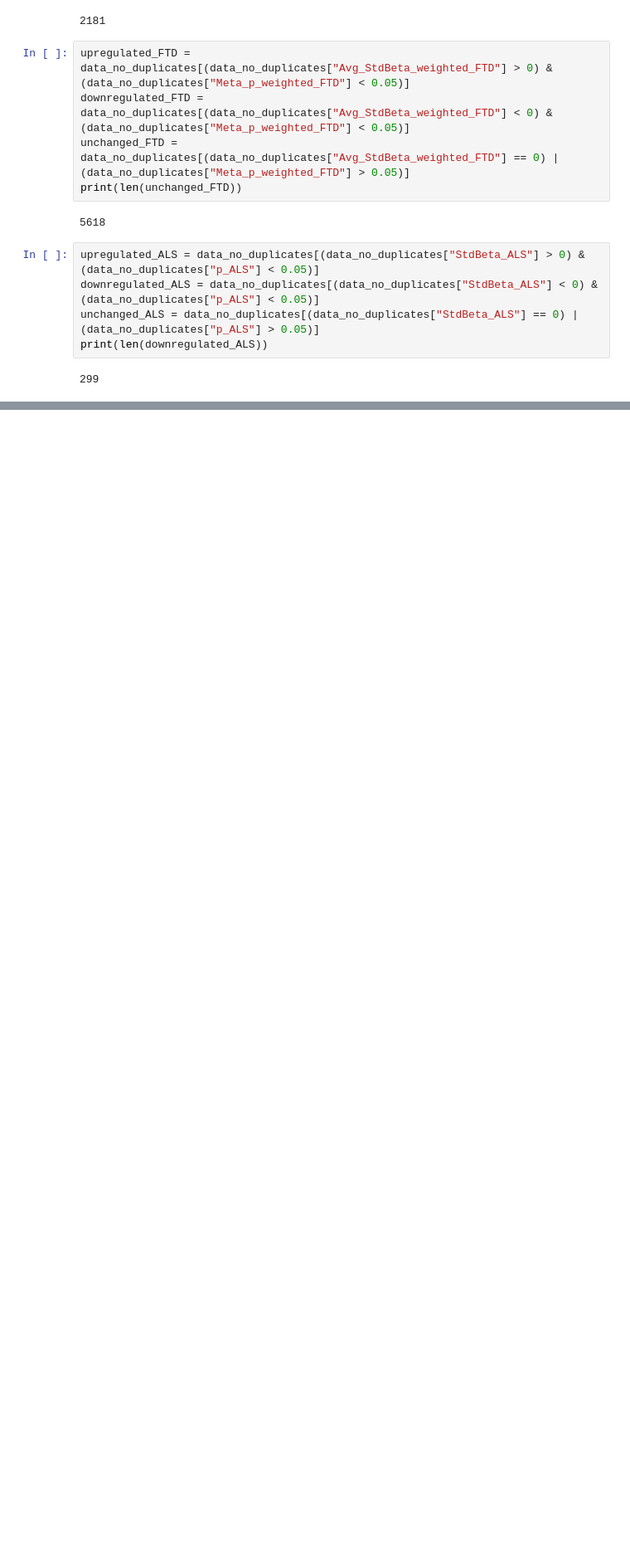
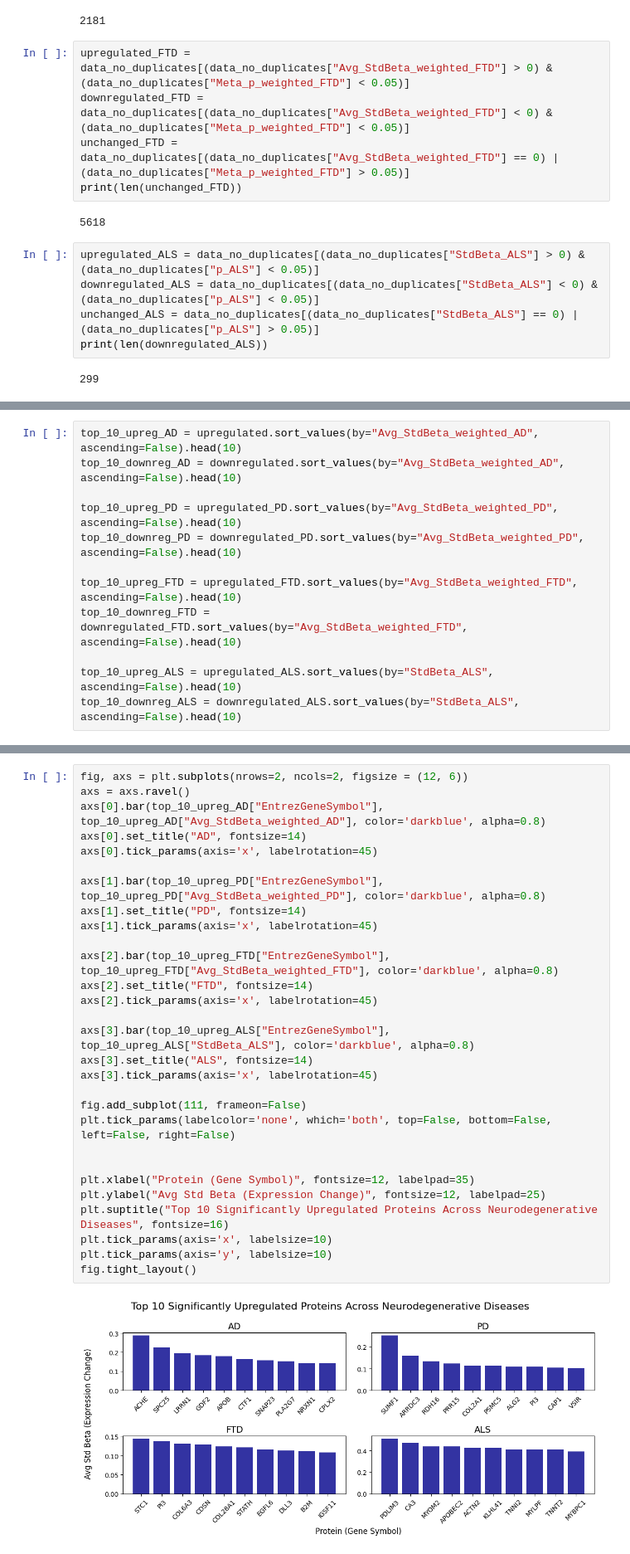
Before and after one commit to qyxhust/Chem277-Team4-Project, a Jupyter notebook: eda.ipynb, the cells around one changed output, grey strips where cells are left out. Shown: that part at 83% size. Saved outputs shown, nothing was run; the diff lists cells and outputs as text; blank space fills up the shorter version.

```diff
--- a/eda.ipynb
+++ b/eda.ipynb
@@ -220,0 +259,12 @@ print(len(downregulated_ALS))
+# %%
+top_10_upreg_AD = upregulated.sort_values(by="Avg_StdBeta_weighted_AD", ascending=False).head(10)
+top_10_downreg_AD = downregulated.sort_values(by="Avg_StdBeta_weighted_AD", ascending=False).head(10)
+
+top_10_upreg_PD = upregulated_PD.sort_values(by="Avg_StdBeta_weighted_PD", ascending=False).head(10)
+top_10_downreg_PD = downregulated_PD.sort_values(by="Avg_StdBeta_weighted_PD", ascending=False).head(10)
+
+top_10_upreg_FTD = upregulated_FTD.sort_values(by="Avg_StdBeta_weighted_FTD", ascending=False).head(10)
+top_10_downreg_FTD = downregulated_FTD.sort_values(by="Avg_StdBeta_weighted_FTD", ascending=False).head(10)
+
+top_10_upreg_ALS = upregulated_ALS.sort_values(by="StdBeta_ALS", ascending=False).head(10)
+top_10_downreg_ALS = downregulated_ALS.sort_values(by="StdBeta_ALS", ascending=False).head(10)
@@ -220,0 +285,31 @@ print(len(downregulated_ALS))
+# %%
+fig, axs = plt.subplots(nrows=2, ncols=2, figsize = (12, 6))
+axs = axs.ravel()
+axs[0].bar(top_10_upreg_AD["EntrezGeneSymbol"], top_10_upreg_AD["Avg_StdBeta_weighted_AD"], color='darkblue', alpha=0.8)
+axs[0].set_title("AD", fontsize=14)
+axs[0].tick_params(axis='x', labelrotation=45)
+
+axs[1].bar(top_10_upreg_PD["EntrezGeneSymbol"], top_10_upreg_PD["Avg_StdBeta_weighted_PD"], color='darkblue', alpha=0.8)
+axs[1].set_title("PD", fontsize=14)
+axs[1].tick_params(axis='x', labelrotation=45)
+
+axs[2].bar(top_10_upreg_FTD["EntrezGeneSymbol"], top_10_upreg_FTD["Avg_StdBeta_weighted_FTD"], color='darkblue', alpha=0.8)
+axs[2].set_title("FTD", fontsize=14)
+axs[2].tick_params(axis='x', labelrotation=45)
+
+axs[3].bar(top_10_upreg_ALS["EntrezGeneSymbol"], top_10_upreg_ALS["StdBeta_ALS"], color='darkblue', alpha=0.8)
+axs[3].set_title("ALS", fontsize=14)
+axs[3].tick_params(axis='x', labelrotation=45)
+
+fig.add_subplot(111, frameon=False)
+plt.tick_params(labelcolor='none', which='both', top=False, bottom=False, left=False, right=False)
+
+
+plt.xlabel("Protein (Gene Symbol)", fontsize=12, labelpad=35)
+plt.ylabel("Avg Std Beta (Expression Change)", fontsize=12, labelpad=25)
+plt.suptitle("Top 10 Significantly Upregulated Proteins Across Neurodegenerative Diseases", fontsize=16)
+plt.tick_params(axis='x', labelsize=10)
+plt.tick_params(axis='y', labelsize=10)
+fig.tight_layout()
+# %% [output]
+[figure, added]
```
Also changed, not shown: parts of 3 cells of this notebook.
